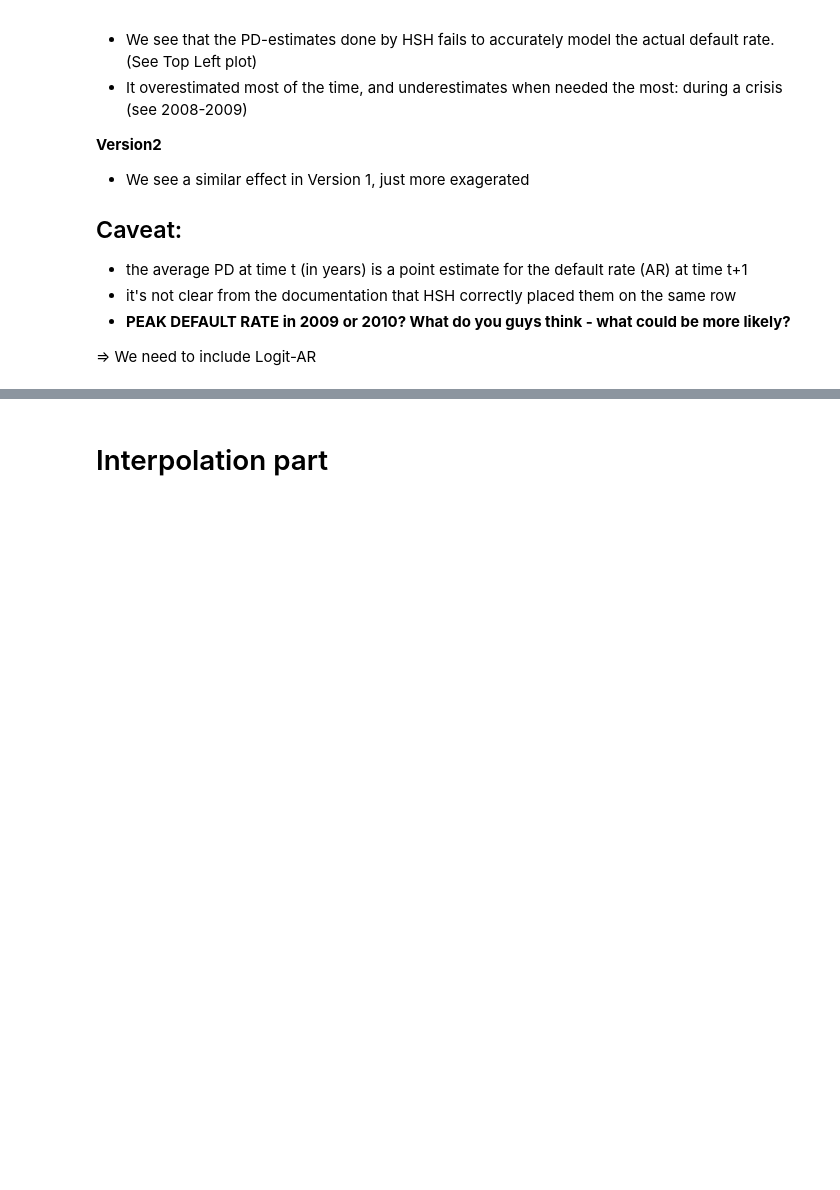
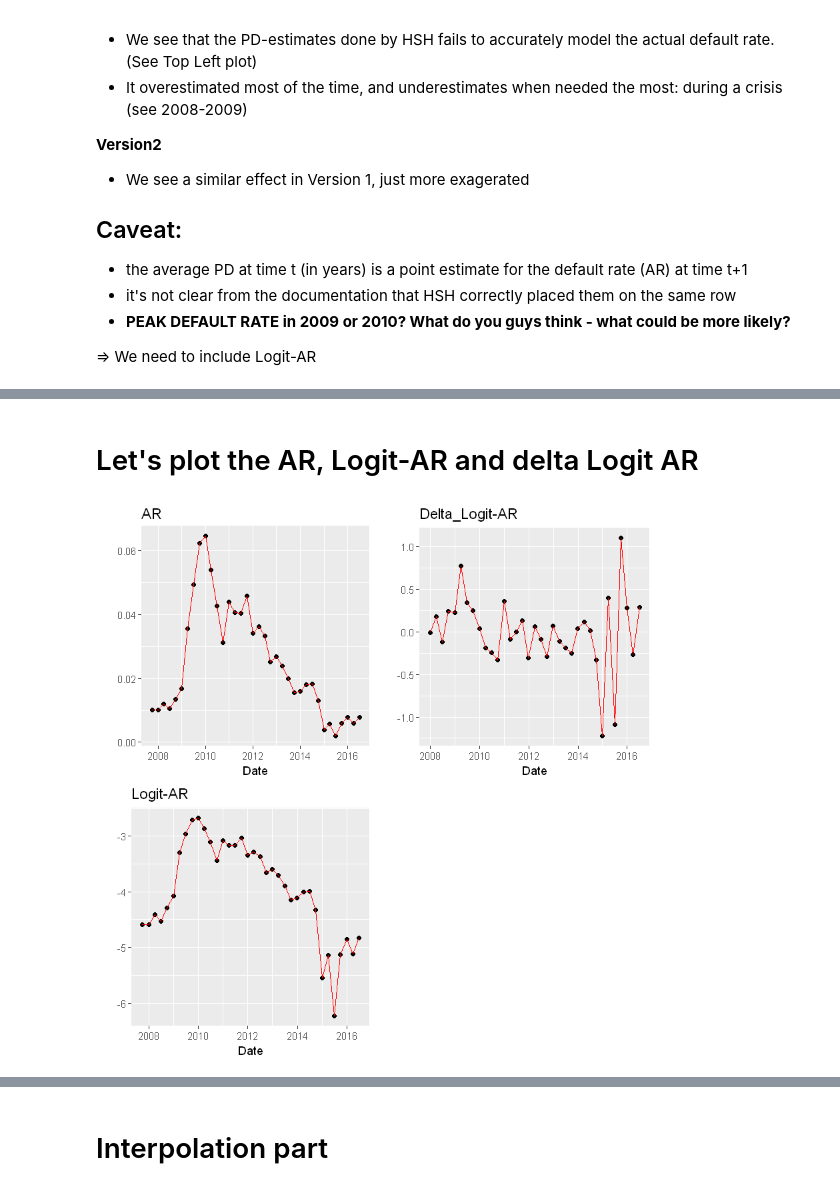
Before and after one commit to uhoenig/Default-Modelling, a Jupyter notebook: 0_ABT.ipynb, the cells around one changed output, grey strips where cells are left out. Cells and saved outputs as stored; diff of their text form; code cells hidden in the pictures; blank space fills up the shorter version.

```diff
--- a/0_ABT.ipynb
+++ b/0_ABT.ipynb
@@ -362,0 +425,27 @@ head(ABT_non_features)
+# %% [markdown]
+# Let's plot the AR, Logit-AR and delta Logit AR
+# %%
+#plot AR
+p5 = ggplot(data = ABT_non_features%>%select(contains("Date"), contains("pre_41_CRPh_AR_.1J."))%>%na.omit(), aes(x = Date, y = pre_41_CRPh_AR_.1J.)) +
+    geom_point(na.rm = TRUE) +
+    geom_line(color="red") +
+    ggtitle("AR")+
+    ylab("")
+
+#plot Logit-AR
+p6 = ggplot(data = ABT_non_features%>%select(contains("Date"), contains("pre_45_CRPh_LogitAR_.1J."))%>%na.omit(), aes(x = Date, y = pre_45_CRPh_LogitAR_.1J.)) +
+    geom_point(na.rm = TRUE) +
+    geom_line(color="red") +
+    ggtitle("Logit-AR")+
+    ylab("")
+
+#plot delta Logit-AR
+p7 = ggplot(data = ABT_non_features%>%select(contains("Date"), contains("pre_46_CRPh_delta_LogitAR_.1J."))%>%na.omit(), aes(x = Date, y = pre_46_CRPh_delta_LogitAR_.1J.)) +
+    geom_point(na.rm = TRUE) +
+    geom_line(color="red") +
+    ggtitle("Delta_Logit-AR")+
+    ylab("")
+
+multiplot(p5, p6, p7, cols=2)
+# %% [output]
+[figure, added]
```
Also changed, not shown: parts of 26 cells of this notebook.
